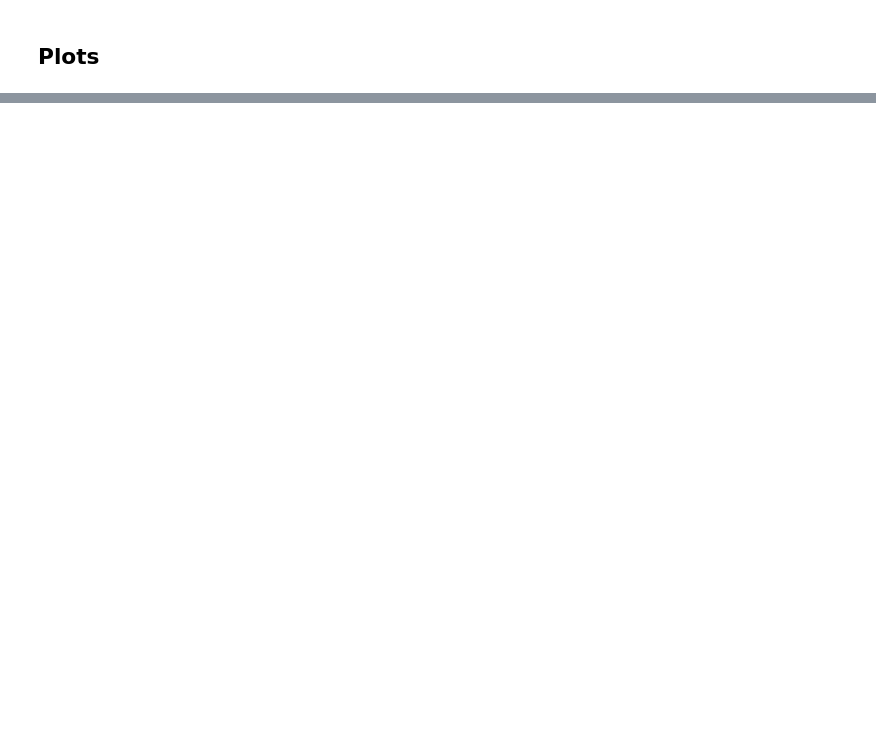
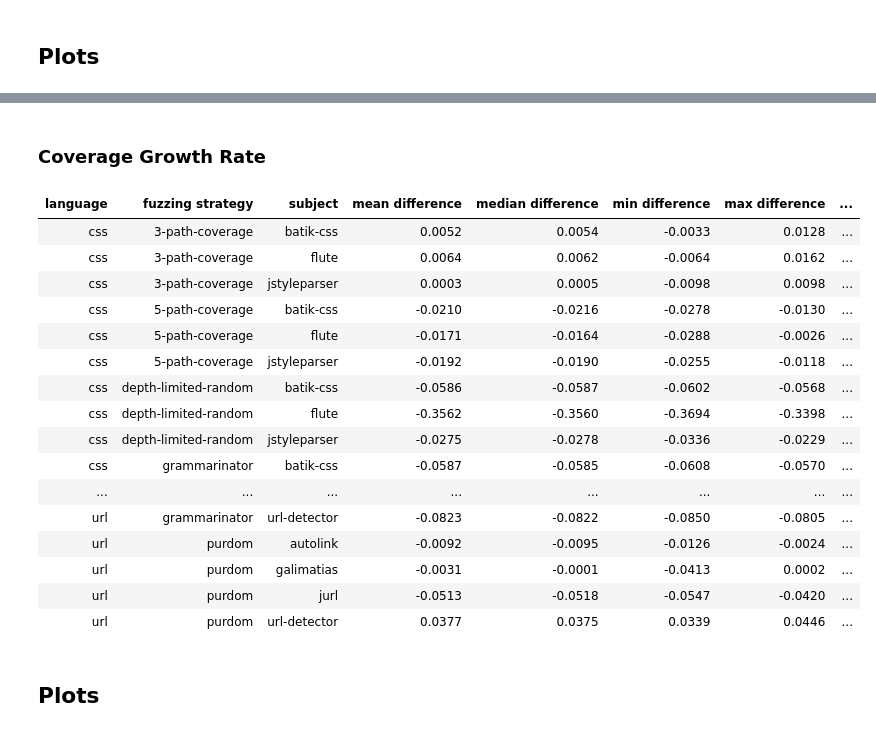
Before and after one commit to mark-schuegraf/fuzzing-with-grammar-variants-experiment, a Jupyter notebook: coverage-report.ipynb, the cells around one changed output, grey strips where cells are left out. Cells and saved outputs as stored; diff of their text form; code cells hidden in the pictures; blank space fills up the shorter version.

```diff
--- a/coverage-report.ipynb
+++ b/coverage-report.ipynb
@@ -314,0 +556,25 @@ executor.execute_transformation_plotters("1-level-rule-inlining")
+# %% [markdown]
+### Coverage Growth Rate
+# %%
+growth_reporter = StatisticsReporter("quantification-elimination", "coverage-growth-rate")
+growth_reporter.draw_metric_table()
+# %% [output]
+| language | fuzzing strategy | subject | mean difference | median difference | min difference | max difference | ... |
+| css | 3-path-coverage | batik-css | 0.0052 | 0.0054 | -0.0033 | 0.0128 | ... |
+| css | 3-path-coverage | flute | 0.0064 | 0.0062 | -0.0064 | 0.0162 | ... |
+| css | 3-path-coverage | jstyleparser | 0.0003 | 0.0005 | -0.0098 | 0.0098 | ... |
+| css | 5-path-coverage | batik-css | -0.0210 | -0.0216 | -0.0278 | -0.0130 | ... |
+| css | 5-path-coverage | flute | -0.0171 | -0.0164 | -0.0288 | -0.0026 | ... |
+| css | 5-path-coverage | jstyleparser | -0.0192 | -0.0190 | -0.0255 | -0.0118 | ... |
+| css | depth-limited-random | batik-css | -0.0586 | -0.0587 | -0.0602 | -0.0568 | ... |
+| css | depth-limited-random | flute | -0.3562 | -0.3560 | -0.3694 | -0.3398 | ... |
+| css | depth-limited-random | jstyleparser | -0.0275 | -0.0278 | -0.0336 | -0.0229 | ... |
+| css | grammarinator | batik-css | -0.0587 | -0.0585 | -0.0608 | -0.0570 | ... |
+| ... | ... | ... | ... | ... | ... | ... | ... |
+| url | grammarinator | url-detector | -0.0823 | -0.0822 | -0.0850 | -0.0805 | ... |
+| url | purdom | autolink | -0.0092 | -0.0095 | -0.0126 | -0.0024 | ... |
+| url | purdom | galimatias | -0.0031 | -0.0001 | -0.0413 | 0.0002 | ... |
+| url | purdom | jurl | -0.0513 | -0.0518 | -0.0547 | -0.0420 | ... |
+| url | purdom | url-detector | 0.0377 | 0.0375 | 0.0339 | 0.0446 | ... |
+# %% [markdown]
+## Plots
```
Also changed, not shown: parts of 38 cells of this notebook.
